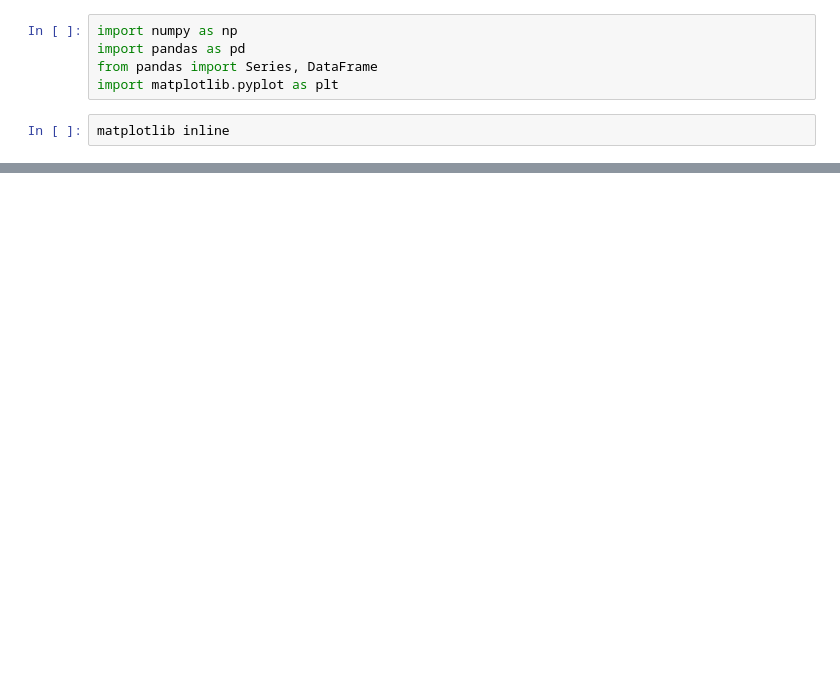
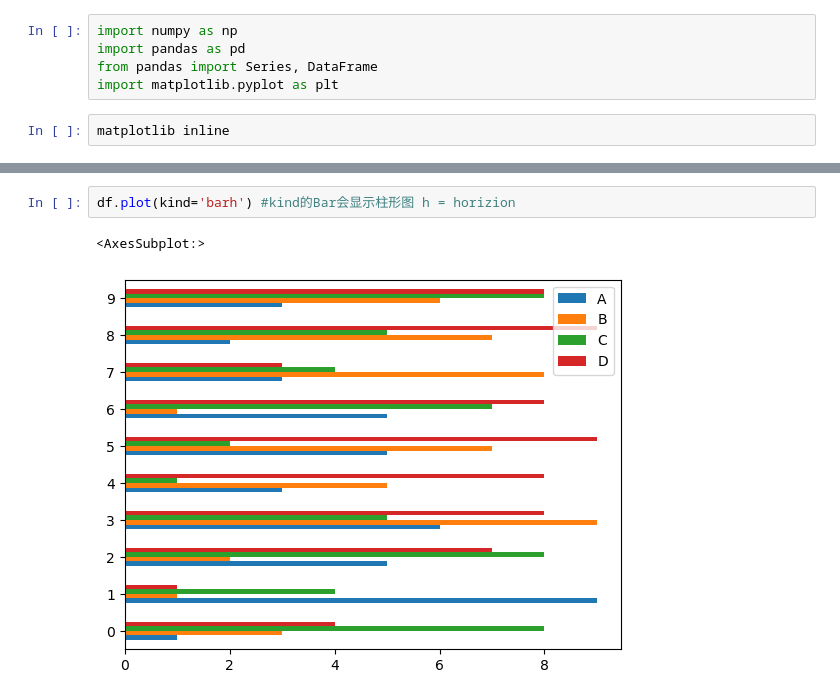
Before and after one commit to purumomo/Python3-DataScientist, a Jupyter notebook: matplot的学习之dataframe的plot.ipynb, the cells around one changed output, grey strips where cells are left out. Saved outputs shown, nothing was run; the diff lists cells and outputs as text; blank space fills up the shorter version.

```diff
--- a/matplot的学习之dataframe的plot.ipynb
+++ b/matplot的学习之dataframe的plot.ipynb
@@ -22,0 +35,5 @@ df
+# %%
+df.plot(kind='barh') #kind的Bar会显示柱形图 h = horizion
+# %% [output]
+<AxesSubplot:>
+[figure, added]
```
Also changed, not shown: parts of 7 cells of this notebook, 4 other files.
